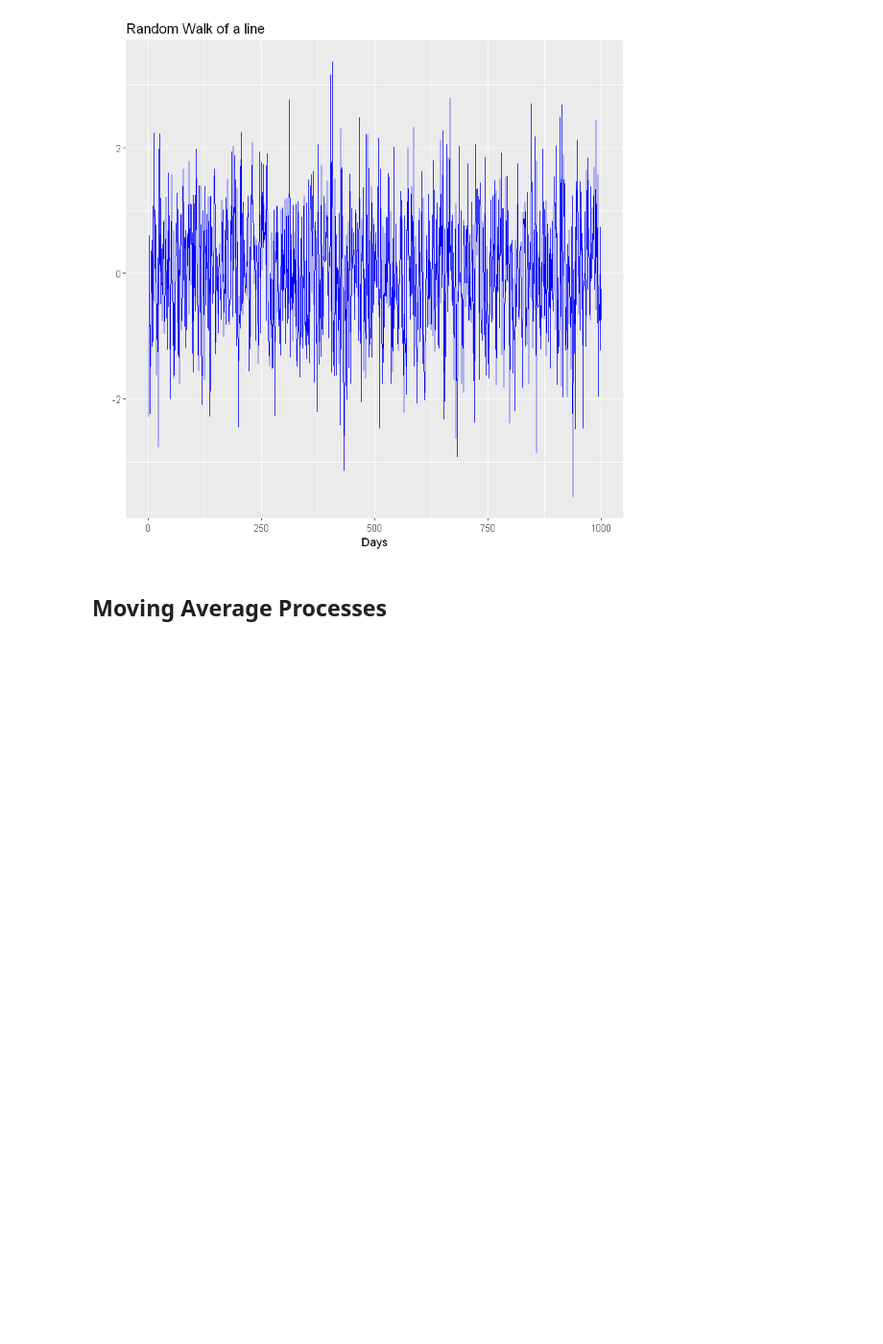
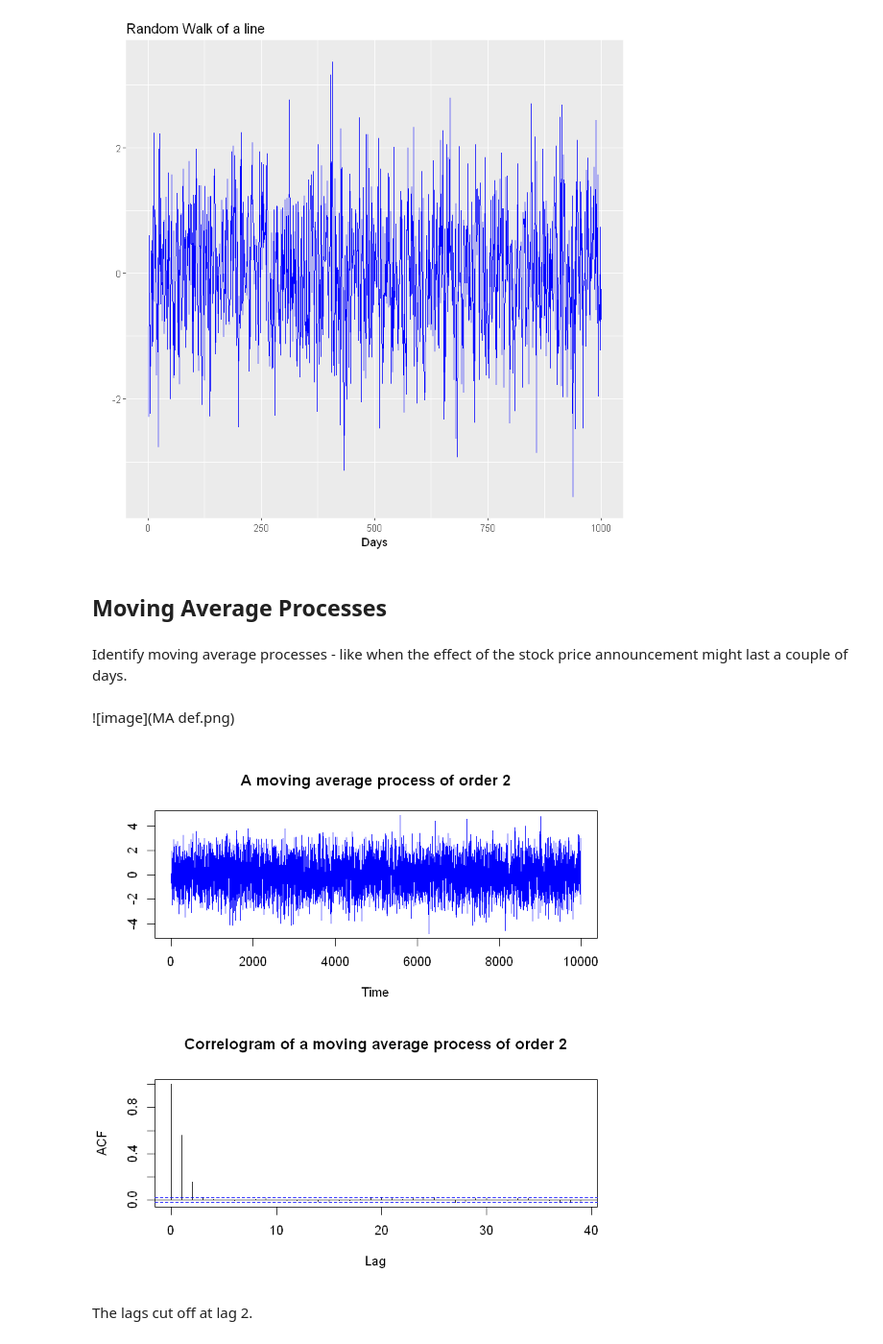
Before and after one commit to MitRoberts/coursera-time-series, a Jupyter notebook: notebooks/time-series-coursera.ipynb, the cells around one changed output. Shown: that part at 96% size. Drawn from its saved outputs; the diff is of its cells as text; code cells hidden in the pictures; blank space fills up the shorter version.

```diff
--- a/notebooks/time-series-coursera.ipynb
+++ b/notebooks/time-series-coursera.ipynb
@@ -521,0 +521,33 @@ Identify moving average processes
+# %% [markdown]
+Identify moving average processes - like when the effect of the stock price announcement might last a couple of days.
+# %% [markdown]
+![image](MA def.png)
+# %%
+# Generate noise
+noise=rnorm(10000)
+
+# Introduce a variable
+ma_2=NULL
+
+# Loop for generating MA(2) process
+
+for(i in 3:10000){
+    ma_2[i]=noise[i]+0.7*noise[i-1]+0.2*noise[i-2]
+}
+
+# Shift data to left by 2 units
+moving_average_process=ma_2[3:10000]
+
+# Put time series structure on a vanilla data
+moving_average_process=ts(moving_average_process)
+
+# Partition output graphics as a multi frame of 2 rows and 1 column
+par(mfrow=c(2,1))
+
+# plot the process and plot its ACF
+plot(moving_average_process, main='A moving average process of order 2', ylab=' ', col='blue')
+acf(moving_average_process, main='Correlogram of a moving average process of order 2')
+# %% [output]
+[figure, added]
+# %% [markdown]
+The lags cut off at lag 2.
```
Also changed, not shown: parts of 4 cells of this notebook, 4 other files.
